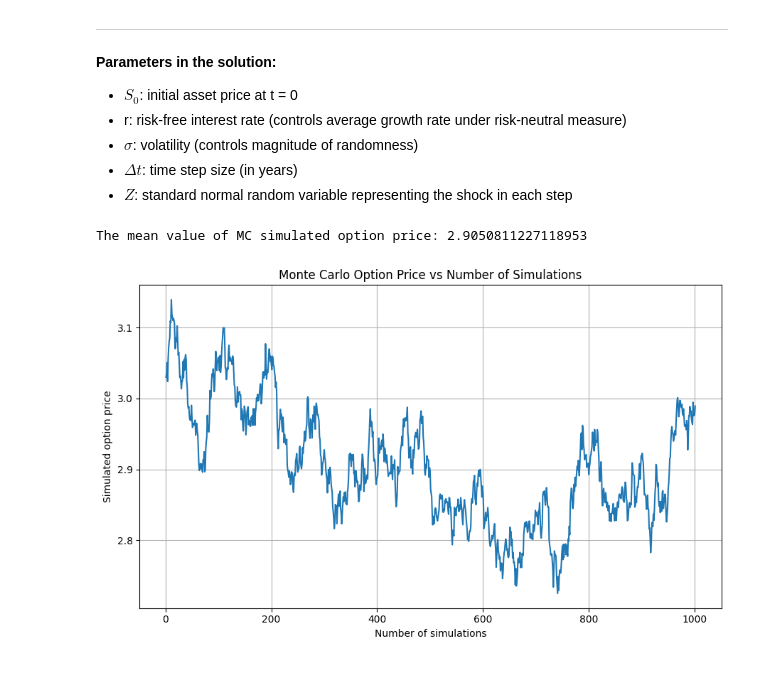
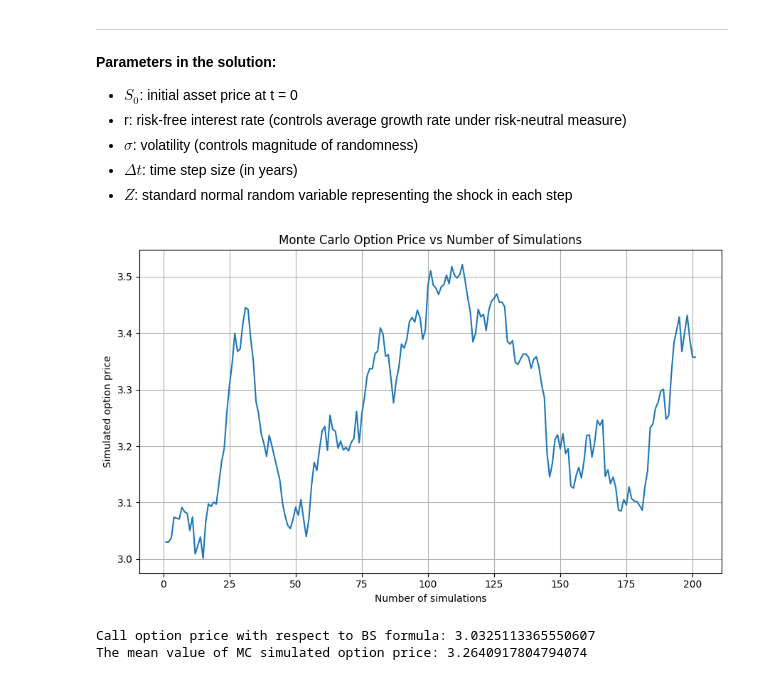
Before and after one commit to conformist89/black-scholes-mc, a Jupyter notebook: bsm-mc.ipynb, the cells around one changed output. Drawn from its saved outputs; the diff is of its cells as text; code cells hidden in the pictures.

```diff
--- a/bsm-mc.ipynb
+++ b/bsm-mc.ipynb
@@ -79,12 +130,11 @@ where:
 def mc_pricing(S0, r, sigm, T, N):
     dt = T/ N
 
-    rng = np.random.default_rng()
     prices = [S0]
 
     price = S0
     for _ in range(N):
-        z = rng.standard_normal()
+        z = np.random.normal()
         price  *= np.exp( (r - 0.5 * sigm**2) *dt + np.sqrt(dt) * z * sigm )
         prices.append(price)
 
@@ -94,10 +144,6 @@ S0 = 3.03
 r = 0.1
 sigm = 0.3
 T = 0.25
-N = 1000
+N_steps = 200
 
-prices = mc_pricing(S0, r, sigm, T, N)
+prices = mc_pricing(S0, r, sigm, T, N_steps)
-# %%
-print(f"The mean value of MC simulated option price: {prices.mean()}")
-# %% [output]
-The mean value of MC simulated option price: 2.9050811227118953
@@ -104,12 +152,12 @@ The mean value of MC simulated option price: 2.9050811227118953
 # %%
 plt.figure(figsize=(9, 5.5))
-plt.plot( np.arange(1, N+2), prices)
+plt.plot( np.arange(1, N_steps+2), prices)
 
 plt.title("Monte Carlo Option Price vs Number of Simulations")
 plt.xlabel("Number of simulations")
 plt.ylabel("Simulated option price")
 plt.grid(True)
 plt.tight_layout()
 plt.show()
 # %% [output]
-[figure, old version]
+[figure, new version]
@@ -115,0 +172,6 @@ plt.show()
+# %%
+print(f"Call option price with respect to BS formula: {put_price}")
+print(f"The mean value of MC simulated option price: {prices.mean()}")
+# %% [output]
+Call option price with respect to BS formula: 3.0325113365550607
+The mean value of MC simulated option price: 3.2640917804794074
```
Also changed, not shown: parts of 6 cells of this notebook.
